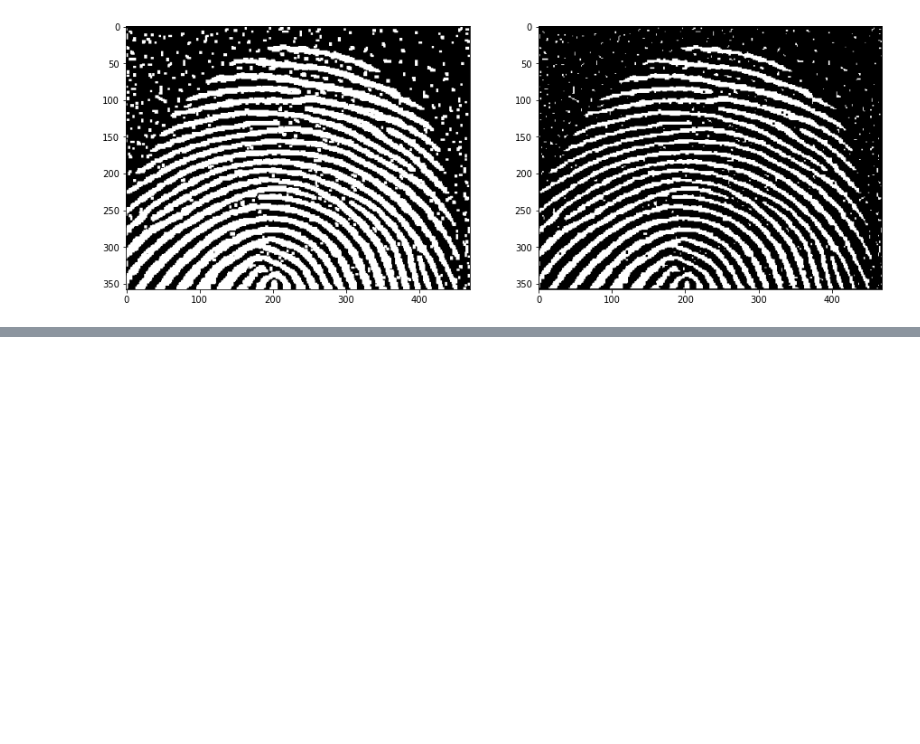
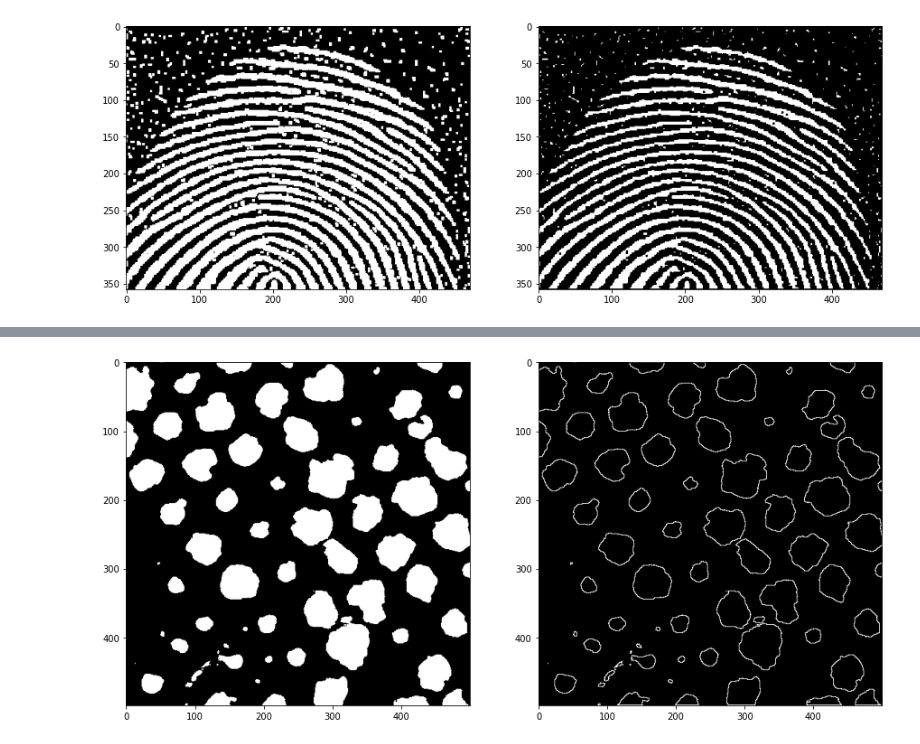
Before and after one commit to samiparnab2/Image-Processing-OpenCV-python, a Jupyter notebook: Morphological.ipynb, the cells around one changed output, grey strips where cells are left out. Saved outputs shown, nothing was run; the diff lists cells and outputs as text; code cells hidden in the pictures; blank space fills up the shorter version.

```diff
--- a/Morphological.ipynb
+++ b/Morphological.ipynb
@@ -25,18 +24,17 @@ def erosion(img,si):
                 img_er[i,j]=0
             else:
                 img_er[i,j]=255
-    plt.figure(figsize=(15,15))
-    plt.subplot(1,2,1)
-    plt.imshow(img,cmap='gray')
-    plt.subplot(1,2,2)
-    plt.imshow(img_er,cmap='gray')
-    plt.show()
+
     return img_er
 
 si=np.array([[1,1,1],
     [1,1,1],
     [1,1,1]])
-
-erosion(img,si)
+plt.figure(figsize=(15,15))
+plt.subplot(1,2,1)
+plt.imshow(img,cmap='gray')
+plt.subplot(1,2,2)
+plt.imshow(erosion(img,si),cmap='gray')
+plt.show()
 # %% [output]
 [figure]
@@ -108,0 +140,15 @@ op=erosion(op,si)
+# %%
+################### BOUNDARY EXTRACTION #######################3
+def boundaryextraction(img,se):
+    img_tmp=erosion(img,se)
+    return img-img_tmp
+se=np.array([[1,1,1],[1,1,1],[1,1,1]],dtype=np.uint8)
+im=cv2.imread("images/morph.png",0)
+plt.figure(figsize=(15,15))
+plt.subplot(1,2,1)
+plt.imshow(im,cmap='gray')
+plt.subplot(1,2,2)
+plt.imshow(boundaryextraction(im,se),cmap='gray')
+plt.show()
+# %% [output]
+[figure, added]
```
Also changed, not shown: parts of 4 cells of this notebook, 2 other files.
